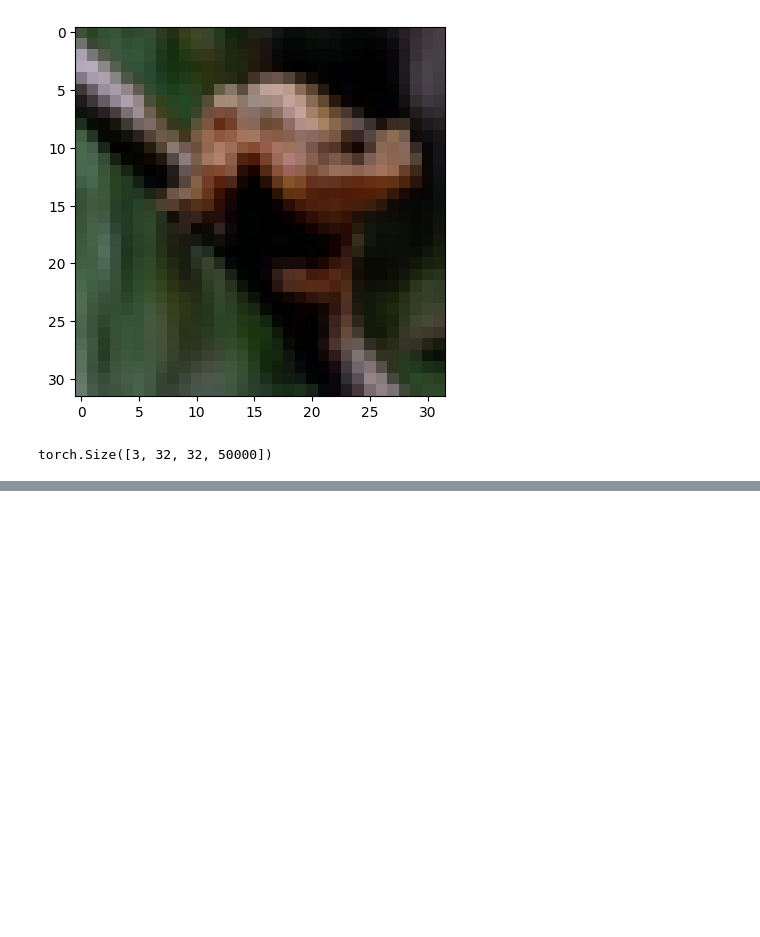
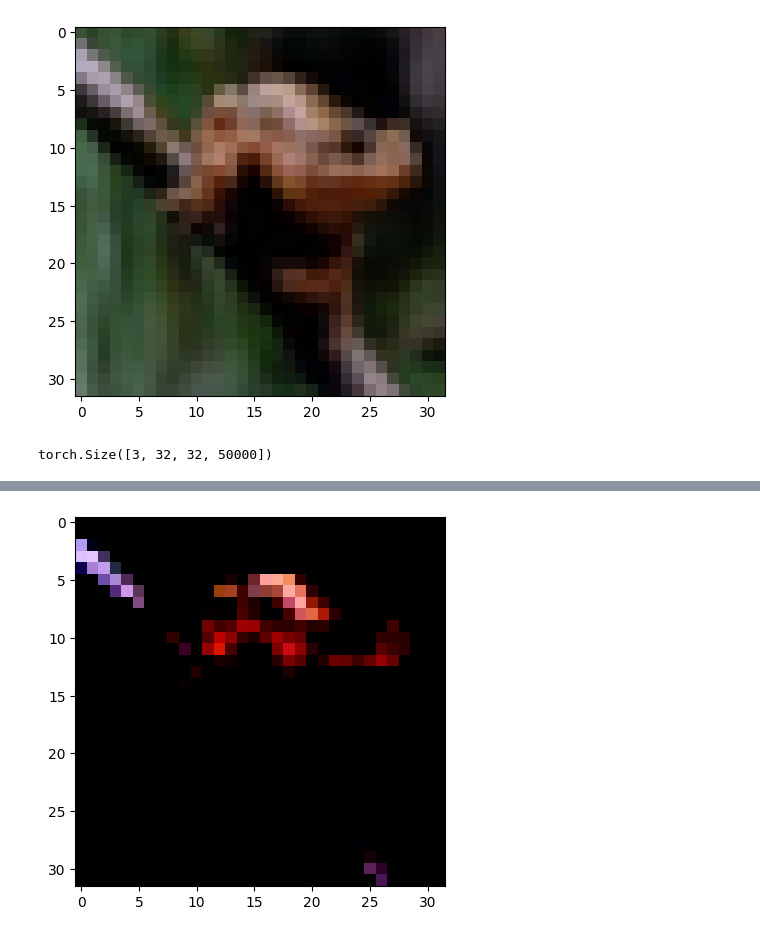
Before and after one commit to Gonzalo-Ortega/Stereotypical-Behavior-Classification, a Jupyter notebook: PyTorch_Testing_Gonzalo.ipynb, the cells around one changed output, grey strips where cells are left out. Saved outputs shown, nothing was run; the diff lists cells and outputs as text; code cells hidden in the pictures; blank space fills up the shorter version.

```diff
--- a/PyTorch_Testing_Gonzalo.ipynb
+++ b/PyTorch_Testing_Gonzalo.ipynb
@@ -58,0 +68,7 @@ transformed_cifar10 = datasets.CIFAR10(data_path, train=True, download=False,
+# %%
+img_t, _ = transformed_cifar10[5000]
+
+# Permute change the order of the axes:
+plt.imshow(img_t.permute(1, 2, 0))
+plt.show()
+# %% [output]
@@ -59 +76,2 @@ transformed_cifar10 = datasets.CIFAR10(data_path, train=True, download=False,
+[figure, added]
 # %% [markdown]
```
Also changed, not shown: parts of 22 cells of this notebook.
